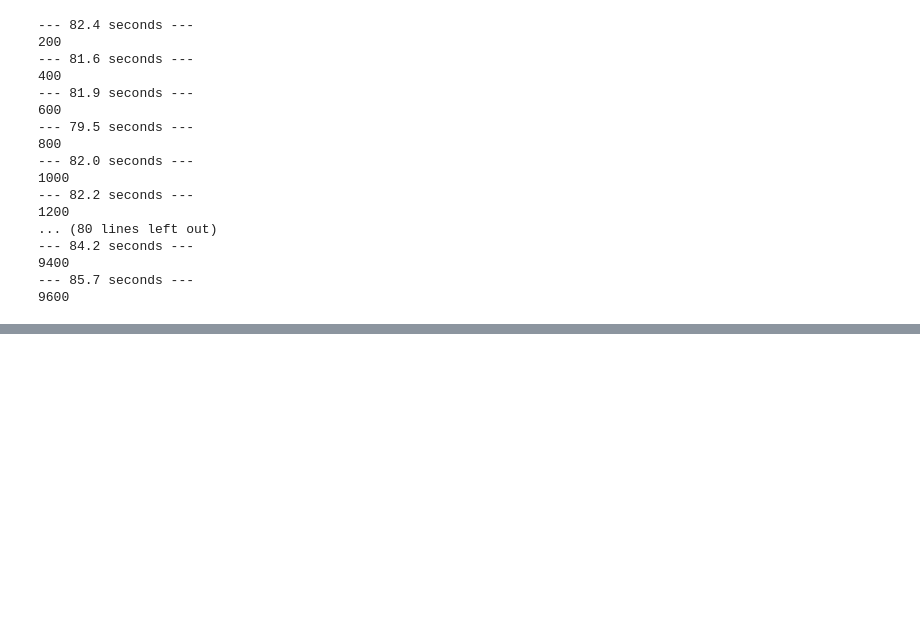
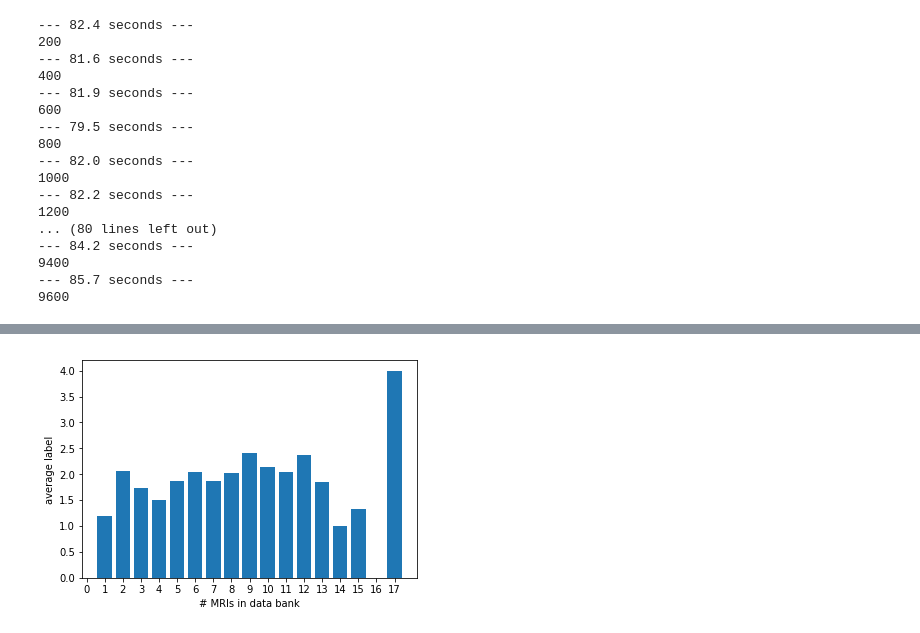
Before and after one commit to TobiasBrx/Deep_Learning, a Jupyter notebook: create_tfrecords/CreateTFrecords.ipynb, the cells around one changed output, grey strips where cells are left out. Cells and saved outputs as stored; diff of their text form; code cells hidden in the pictures; blank space fills up the shorter version.

```diff
--- a/create_tfrecords/CreateTFrecords.ipynb
+++ b/create_tfrecords/CreateTFrecords.ipynb
@@ -355,0 +351,21 @@ training_file_names = file_names[2*cut:]
+# %%
+def add_no_MRI():
+    subjects = file_names.subject.unique()
+    no_MRI_ = {}
+    for subject in subjects:
+        number_of_MRI = len(file_names[file_names.subject == subject])
+        no_MRI_[subject] = number_of_MRI
+    added = file_names.copy()
+    added["no_MRI"] = [no_MRI_[ind] for ind in file_names.subject]
+    return added
+# %%
+analysis_df = add_no_MRI()[["label", "no_MRI"]].astype({"label": int, "no_MRI": int})
+correlation = analysis_df.groupby("no_MRI").mean()
+
+plt.bar(correlation.index, correlation.label)
+plt.xticks(np.arange(0,18))
+plt.xlabel("# MRIs in data bank")
+plt.ylabel("average label")
+plt.show()
+# %% [output]
+[figure, added]
```
Also changed, not shown: parts of 9 cells of this notebook.
